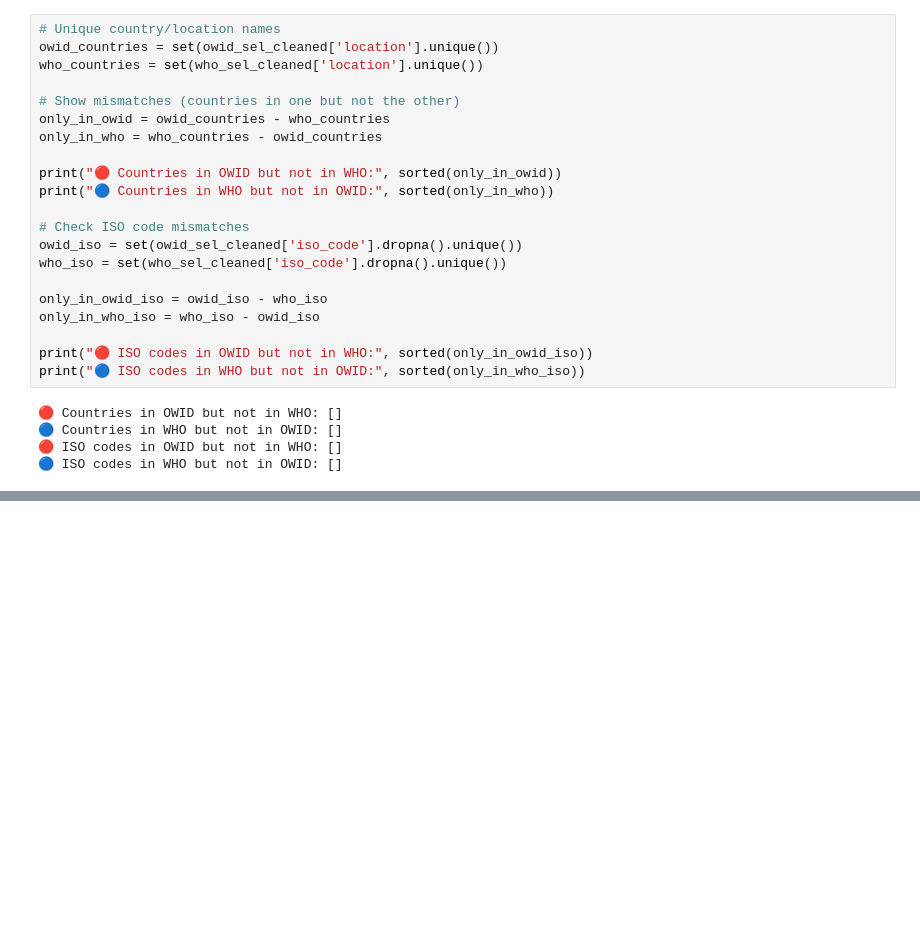
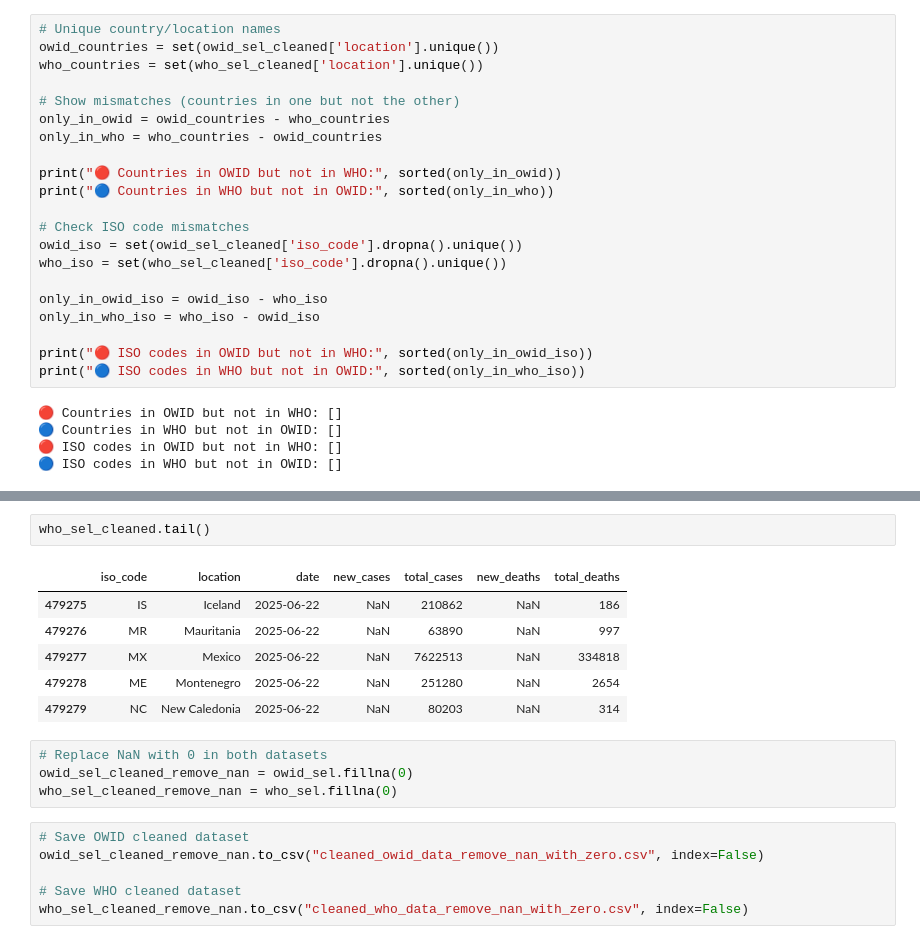
Before and after one commit to yeadkhail/ML_Project_CSE_4621, a Jupyter notebook: cleaning_process_of_datasets.ipynb, the cells around one changed output, grey strips where cells are left out. Cells and saved outputs as stored; diff of their text form; blank space fills up the shorter version.

```diff
--- a/cleaning_process_of_datasets.ipynb
+++ b/cleaning_process_of_datasets.ipynb
@@ -241,0 +275,19 @@ who_sel.to_csv("cleaned_who_data.csv", index=False)
+# %%
+who_sel_cleaned.tail()
+# %% [output]
+|  | iso_code | location | date | new_cases | total_cases | new_deaths | total_deaths |
+| 479275 | IS | Iceland | 2025-06-22 | NaN | 210862 | NaN | 186 |
+| 479276 | MR | Mauritania | 2025-06-22 | NaN | 63890 | NaN | 997 |
+| 479277 | MX | Mexico | 2025-06-22 | NaN | 7622513 | NaN | 334818 |
+| 479278 | ME | Montenegro | 2025-06-22 | NaN | 251280 | NaN | 2654 |
+| 479279 | NC | New Caledonia | 2025-06-22 | NaN | 80203 | NaN | 314 |
+# %%
+# Replace NaN with 0 in both datasets
+owid_sel_cleaned_remove_nan = owid_sel.fillna(0)
+who_sel_cleaned_remove_nan = who_sel.fillna(0)
+# %%
+# Save OWID cleaned dataset
+owid_sel_cleaned_remove_nan.to_csv("cleaned_owid_data_remove_nan_with_zero.csv", index=False)
+
+# Save WHO cleaned dataset
+who_sel_cleaned_remove_nan.to_csv("cleaned_who_data_remove_nan_with_zero.csv", index=False)
```
Also changed, not shown: parts of 4 cells of this notebook, 3 other files.
